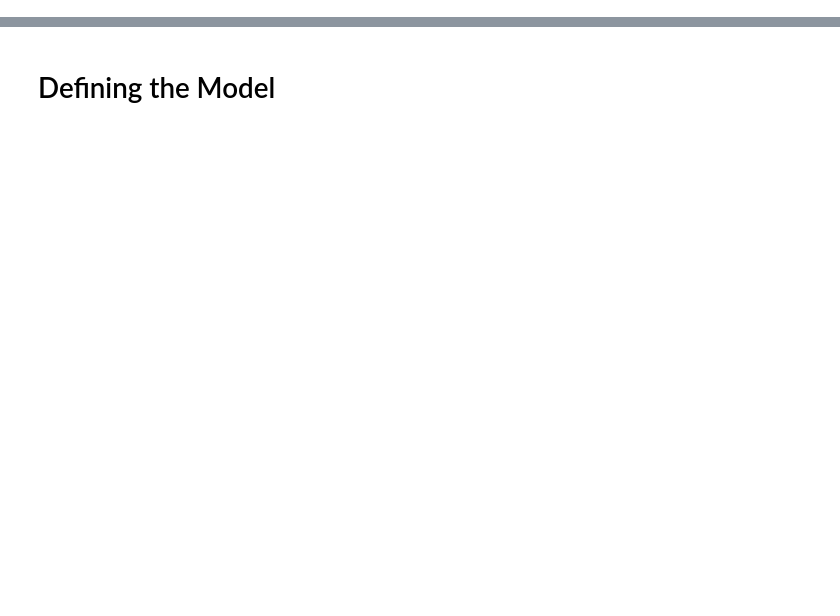
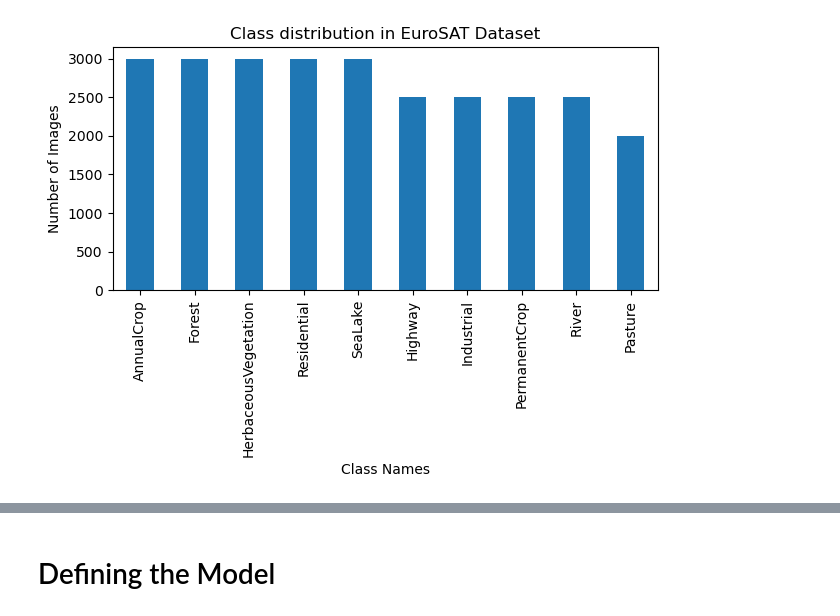
Before and after one commit to PraroopChanda/EuroSAT_Classification_Project_ECEN_785, a Jupyter notebook: eurosat.ipynb, the cells around one changed output, grey strips where cells are left out. Cells and saved outputs as stored; diff of their text form; code cells hidden in the pictures; blank space fills up the shorter version.

```diff
--- a/eurosat.ipynb
+++ b/eurosat.ipynb
@@ -19,0 +56,10 @@ _=torch.manual_seed(42)
+# %%
+# downloading the dataset
+
+eurosat_dataset = datasets.EuroSAT(root="./", download=True, transform=transforms.ToTensor())
+image, label = eurosat_dataset[0]
+
+print("Number of samples:", len(eurosat_dataset))
+print("Number of Classes:", len(eurosat_dataset.classes))
+print("Shape of the image:", image.shape)
+print("Classes:", eurosat_dataset.classes)
@@ -19,0 +124,14 @@ _=torch.manual_seed(42)
+# %%
+# plotting the class label and its corresponding count as bar chart
+
+counts = df["class_name"].value_counts()
+
+counts.plot(kind="bar")
+plt.xlabel("Class Names")
+plt.ylabel("Number of Images")
+plt.title("Class distribution in EuroSAT Dataset")
+plt.tight_layout()
+# plt.savefig("class_distribution.png")
+plt.show()
+# %% [output]
+[figure, added]
```
Also changed, not shown: parts of 27 cells of this notebook.
